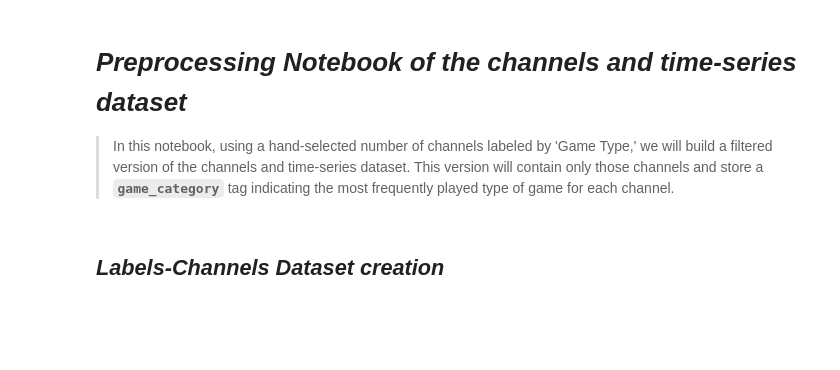
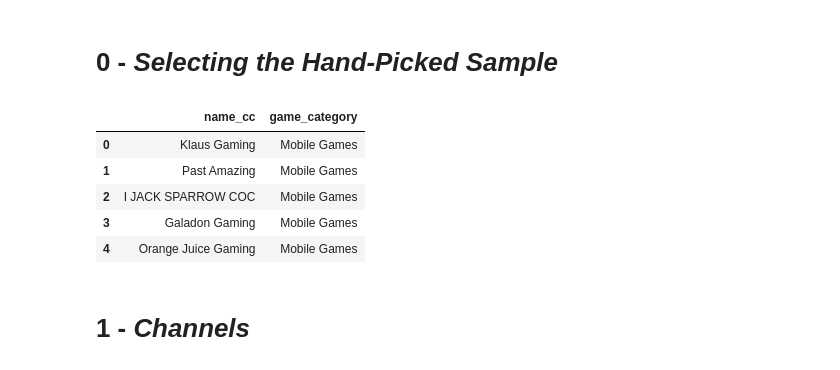
Before and after one commit to epfl-ada/ada-2023-project-analyticavengers2023, a Jupyter notebook: preprocessing.ipynb, the cells around one changed output. Cells and saved outputs as stored; diff of their text form; code cells hidden in the pictures; blank space fills up the shorter version.

Commit message:
Updated the preproc notebook

```diff
--- a/preprocessing.ipynb
+++ b/preprocessing.ipynb
@@ -1,7 +1,3 @@
-# %% [markdown]
-# ***Preprocessing Notebook of the channels and time-series dataset***
-
->In this notebook, using a hand-selected number of channels labeled by 'Game Type,' we will build a filtered version of the channels and time-series dataset. This version will contain only those channels and store a **`game_category`** tag indicating the most frequently played type of game for each channel.
 # %%
 import numpy as np
 import pandas as pd
@@ -19,3 +15,40 @@ import plotly.graph_objs as go
 from plotly.subplots import make_subplots
 
 pd.options.plotting.backend = "plotly"
+# %% [markdown]
+# 0 - ***Selecting the Hand-Picked Sample***
+# %%
+# Channel names and their respective game categories
+channels_data = {
+    'name_cc': ['Klaus Gaming', 'Past Amazing', 'I JACK SPARROW COC', 'Galadon Gaming', 'Orange Juice Gaming',
+                'IGN', 'The Game Theorists', 'League of Legends', 'Fortnite', 'PlayStation',
+                'Rockstar Games', 'Clash Royale', 'Clash of Clans',
+                'LispyJimmy', 'speedyw03', 'KjraGaming', 'XpertThief', 'DarkViperAU',
+                'Pianta', 'SkinSpotlights', 'KingStix', 'Trick2G', 'MagikarpUsedFly',
+                'Miniminter', 'Castro1021', 'NepentheZ', 'AA9skillz', 'ZwebackHD', 'bateson87',
+                'MrDalekJD', 'FaZe Clan', 'RaidAway', 'TheXclusiveAce', 'TheGamingRevolution',
+                'Ninja', 'Ali-A', 'Lachlan', 'LazarBeam', 'Tfue', 'BCC Trolling', 'Muselk',
+                'aLexBY11', 'Ceeday', 'Shroud', 'Fitz',
+                'DanTDM', 'PopularMMOs', 'SSundee', 'Logdotzip', 'Sky Does Everything',
+                'CaptainSparklez', 'TheSyndicateProject', 'stampylonghead', 'Mumbo Jumbo',
+                'Bajan Canadian', 'TheAtlanticCraft'],
+    'game_category': ['Mobile Games'] * 5 +
+                     ['Gaming News'] * 8 +
+                     ['GTA'] * 5 +
+                     ['LOL'] * 5 +
+                     ['FIFA'] * 6 +
+                     ['COD'] * 5 +
+                     ['Fortnite'] * 11 +
+                     ['Minecraft'] * 11
+}
+
+# Create the DataFrame
+sample_channels = pd.DataFrame(channels_data)
+sample_channels.head()
+# %% [output]
+|  | name_cc | game_category |
+| 0 | Klaus Gaming | Mobile Games |
+| 1 | Past Amazing | Mobile Games |
+| 2 | I JACK SPARROW COC | Mobile Games |
+| 3 | Galadon Gaming | Mobile Games |
+| 4 | Orange Juice Gaming | Mobile Games |
@@ -22,2 +65,2 @@ pd.options.plotting.backend = "plotly"
 # %% [markdown]
-## ***Labels-Channels Dataset creation***
+# 1 - ***Channels***
```
Also changed, not shown: parts of 16 cells of this notebook, 2 other files.
